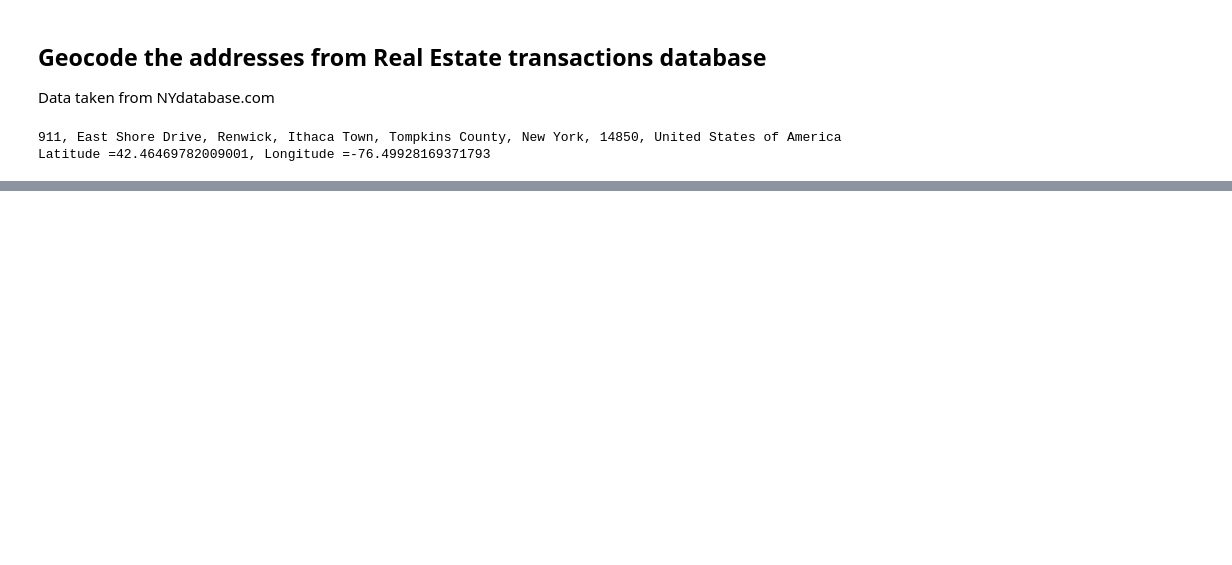
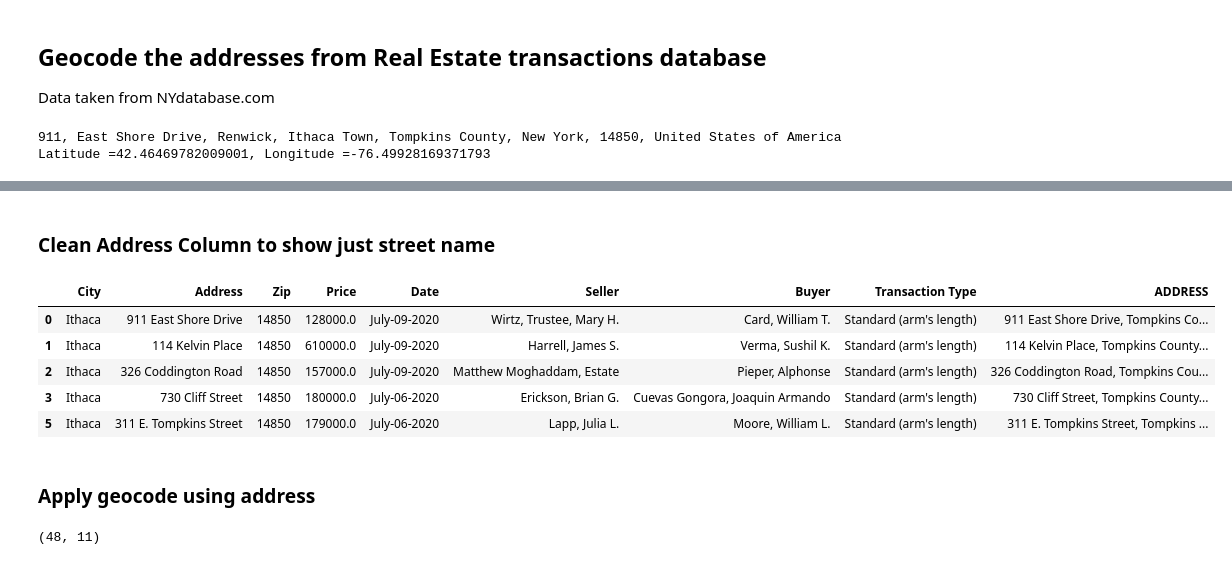
Before and after one commit to showandgo/geocoding, a Jupyter notebook: Geocoding.ipynb, the cells around one changed output, grey strips where cells are left out. Cells and saved outputs as stored; diff of their text form; code cells hidden in the pictures; blank space fills up the shorter version.

```diff
--- a/Geocoding.ipynb
+++ b/Geocoding.ipynb
@@ -23,0 +70,2 @@ Latitude =42.46469782009001, Longitude =-76.49928169371793
+# %%
+df = df[df['Price']!= 1.0]
@@ -23,0 +84,2 @@ Latitude =42.46469782009001, Longitude =-76.49928169371793
+# %%
+df = df[~df['Transaction Type'].str.contains('Sale between relatives')]
@@ -23,0 +95,17 @@ Latitude =42.46469782009001, Longitude =-76.49928169371793
+# %% [markdown]
+### Clean Address Column to show just street name
+# %%
+df['Address'] = df['Address'].str.split('(').str[0]
+# %%
+df['ADDRESS'] = df['Address'] + ', Tompkins County, NY, USA'
+# %%
+df.head(5)
+# %% [output]
+|  | City | Address | Zip | Price | Date | Seller | Buyer | Transaction Type | ADDRESS |
+| 0 | Ithaca | 911 East Shore Drive | 14850 | 128000.0 | July-09-2020 | Wirtz, Trustee, Mary H. | Card, William T. | Standard (arm's length) | 911 East Shore Drive, Tompkins Co... |
+| 1 | Ithaca | 114 Kelvin Place | 14850 | 610000.0 | July-09-2020 | Harrell, James S. | Verma, Sushil K. | Standard (arm's length) | 114 Kelvin Place, Tompkins County... |
+| 2 | Ithaca | 326 Coddington Road | 14850 | 157000.0 | July-09-2020 | Matthew Moghaddam, Estate | Pieper, Alphonse | Standard (arm's length) | 326 Coddington Road, Tompkins Cou... |
+| 3 | Ithaca | 730 Cliff Street | 14850 | 180000.0 | July-06-2020 | Erickson, Brian G. | Cuevas Gongora, Joaquin Armando | Standard (arm's length) | 730 Cliff Street, Tompkins County... |
+| 5 | Ithaca | 311 E. Tompkins Street | 14850 | 179000.0 | July-06-2020 | Lapp, Julia L. | Moore, William L. | Standard (arm's length) | 311 E. Tompkins Street, Tompkins ... |
+# %% [markdown]
+### Apply geocode using address
@@ -23,0 +132,4 @@ Latitude =42.46469782009001, Longitude =-76.49928169371793
+# %%
+df[df['latitude'].isnull()].shape    # Problem with 48 addresses unable to geocode
+# %% [output]
+(48, 11)
```
Also changed, not shown: parts of 20 cells of this notebook, 1 other file.
